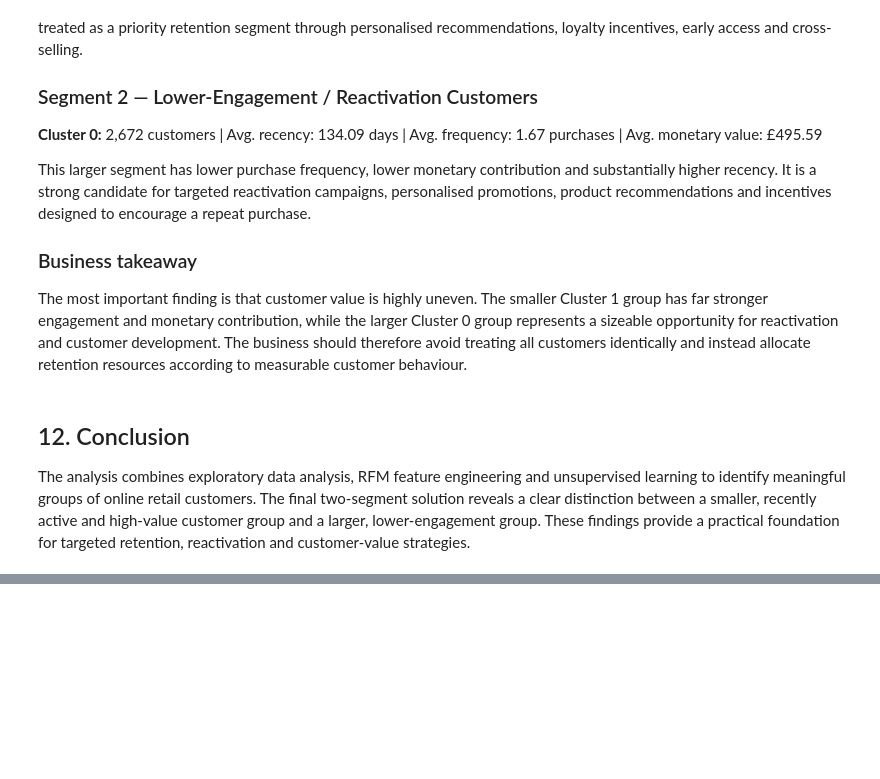
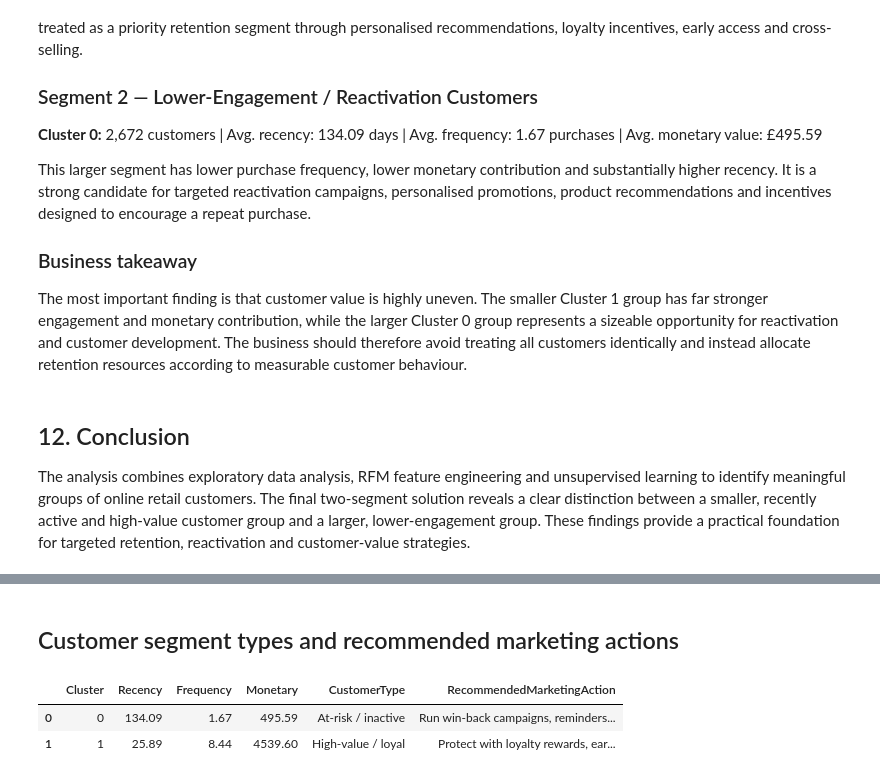
Before and after one commit to Ros3-0SS/OIBSIP, a Jupyter notebook: DataAnalytics-L1-CustomerSegmentation/notebooks/Online_Retail_Customer_Segmentation.ipynb, the cells around one changed output, grey strips where cells are left out. Saved outputs shown, nothing was run; the diff lists cells and outputs as text; code cells hidden in the pictures; blank space fills up the shorter version.

```diff
--- a/DataAnalytics-L1-CustomerSegmentation/notebooks/Online_Retail_Customer_Segmentation.ipynb
+++ b/DataAnalytics-L1-CustomerSegmentation/notebooks/Online_Retail_Customer_Segmentation.ipynb
@@ -260,0 +363,23 @@ The analysis combines exploratory data analysis, RFM feature engineering and uns
+# %% [markdown]
+## Customer segment types and recommended marketing actions
+# %%
+segment_profile = rfm.groupby('Cluster')[['Recency','Frequency','Monetary']].mean().round(2)
+rows = []
+for cluster, row in segment_profile.iterrows():
+    if row['Recency'] <= rfm['Recency'].median() and row['Frequency'] >= rfm['Frequency'].median() and row['Monetary'] >= rfm['Monetary'].median():
+        customer_type = 'High-value / loyal'
+        action = 'Protect with loyalty rewards, early access and personalised cross-sell offers.'
+    elif row['Recency'] > rfm['Recency'].median() and row['Frequency'] < rfm['Frequency'].median():
+        customer_type = 'At-risk / inactive'
+        action = 'Run win-back campaigns, reminders and targeted incentives to reactivate.'
+    else:
+        customer_type = 'Developing / opportunity'
+        action = 'Use personalised recommendations, bundles and promotions to increase frequency and value.'
+    rows.append([cluster, row['Recency'], row['Frequency'], row['Monetary'], customer_type, action])
+segment_summary = pd.DataFrame(rows, columns=['Cluster','Recency','Frequency','Monetary','CustomerType','RecommendedMarketingAction'])
+display(segment_summary)
+segment_summary.to_csv(OUTPUTS/'segment_profile_and_actions.csv', index=False)
+# %% [output]
+|  | Cluster | Recency | Frequency | Monetary | CustomerType | RecommendedMarketingAction |
+| 0 | 0 | 134.09 | 1.67 | 495.59 | At-risk / inactive | Run win-back campaigns, reminders... |
+| 1 | 1 | 25.89 | 8.44 | 4539.60 | High-value / loyal | Protect with loyalty rewards, ear... |
```
Also changed, not shown: parts of 17 cells of this notebook, 10 other files.
